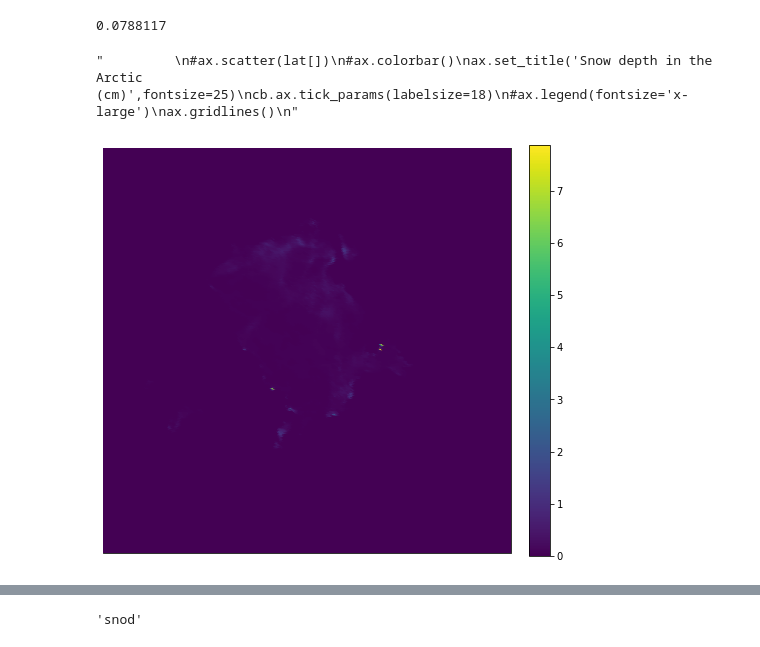
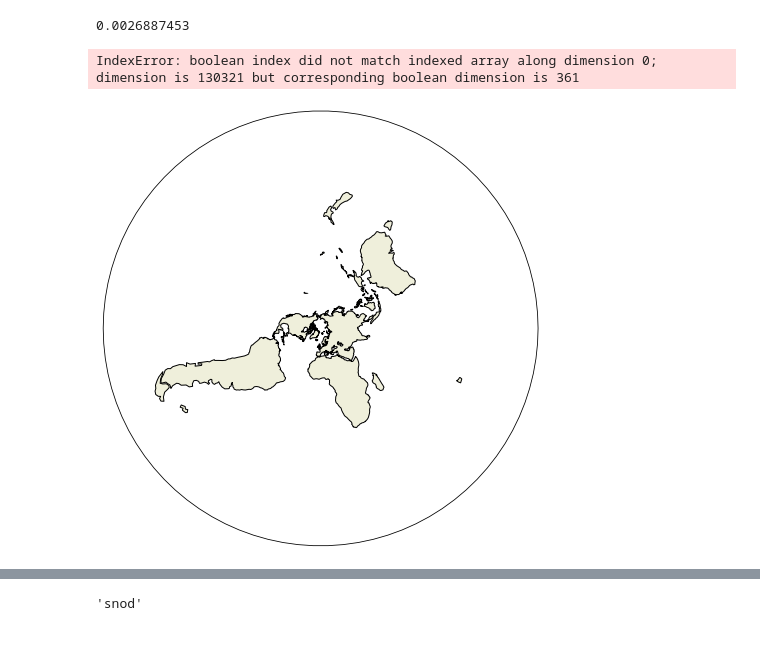
Before and after one commit to bazilsky/jupyter_local, a Jupyter notebook: netcdf/snow_depth_snowmodel_LG.ipynb, the cells around one changed output, grey strips where cells are left out. Saved outputs shown, nothing was run; the diff lists cells and outputs as text; code cells hidden in the pictures.

```diff
--- a/netcdf/snow_depth_snowmodel_LG.ipynb
+++ b/netcdf/snow_depth_snowmodel_LG.ipynb
@@ -46,45 +46,50 @@ snow_depth_1yr = snow_depth_org[-30:,:,:].data
 # %%
+snow_depth_1yr = snow_depth_org[1,:,:].data
 snow_depth_1yr[snow_depth_1yr<0] = 0
 snow_depth = np.mean(snow_depth_1yr,axis=0)
 np.max(snow_depth)
 # %% [output]
-0.0788117
+0.0026887453
 # %%
 fig, ax = plt.subplots(1,1,figsize=(8,8),  subplot_kw={'projection': ccrs.NorthPolarStereo()})
 
 ax.add_feature(cartopy.feature.LAND, edgecolor='black',zorder=1)
 #ax.add_feature(cartopy.feature.OCEAN)
 
 lat_1d = lat.flatten();
 lon_1d = lon.flatten();
 
 snowdepth_1d = snow_depth.flatten()*100
 
-#j = np.isnan(snowdepth_1d)
-#s_depth_slice = snowdepth_1d[~j]
-#lat_slice = lat_1d[~j]
-#lon_slice = lon_1d[~j]
+j = np.isnan(snowdepth_1d)
+s_depth_slice = snowdepth_1d[~j]
+lat_slice = lat_1d[~j]
+lon_slice = lon_1d[~j]
 
 #colors = snowdepth_1d/np.max(snowdepth_1d_depth_slice)
 
-colors = snowdepth_1d
+#colors = snowdepth_1d
 
-im = ax.scatter(lon_1d, lat_1d,c = colors,s = 100, marker = '.',transform = ccrs.PlateCarree(),zorder = 5)
+
+colors = s_depth_slice
+
+
+im = ax.scatter(lon_slice, lat_slice,c = colors,s = 100, marker = '.',transform = ccrs.PlateCarree(),zorder = 5)
 cb = fig.colorbar(im,ax=ax,fraction=0.046, pad=0.04)
 ax.set_extent([-180, 180, 90, 60], ccrs.PlateCarree())
 ax.gridlines()
 
 """
 #ax.scatter(lat[])
 #ax.colorbar()
 ax.set_title('Snow depth in the Arctic (cm)',fontsize=25)
 cb.ax.tick_params(labelsize=18)
 #ax.legend(fontsize='x-large')
 ax.gridlines()
 """
 # %% [output]
-"         \n#ax.scatter(lat[])\n#ax.colorbar()\nax.set_title('Snow depth in the Arctic (cm)',fontsize=25)\ncb.ax.tick_params(labelsize=18)\n#ax.legend(fontsize='x-large')\nax.gridlines()\n"
+IndexError: boolean index did not match indexed array along dimension 0; dimension is 130321 but corresponding boolean dimension is 361
-[figure, old version]
+[figure, new version]
 # %%
 lon
 # %% [output]
```
Also changed, not shown: parts of 1 cell of this notebook, 7 other files.
